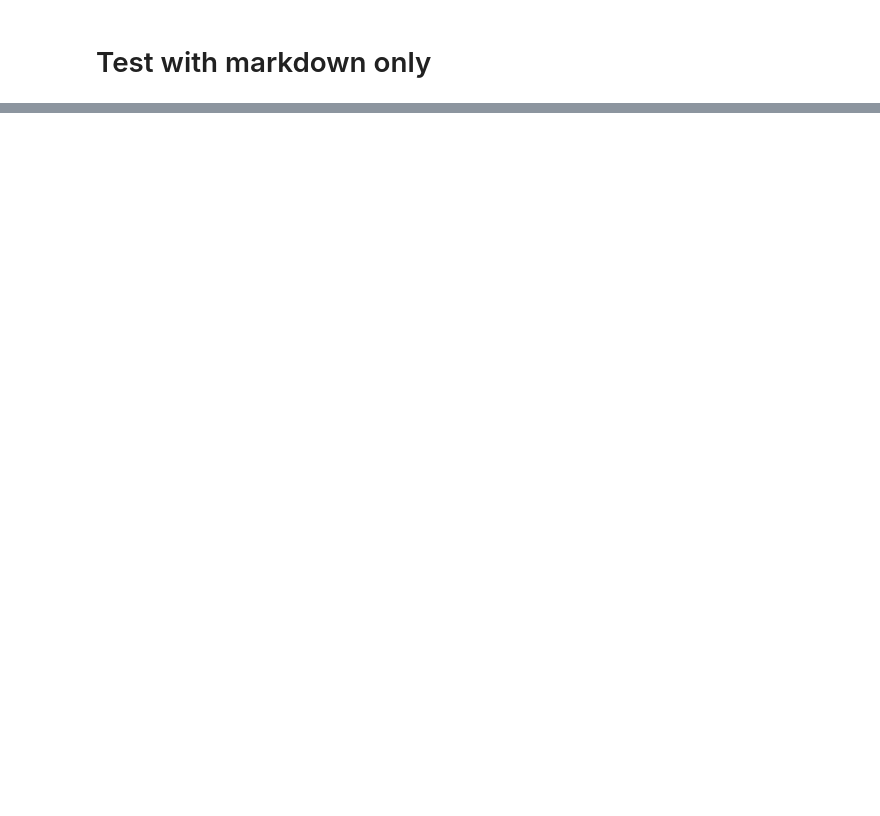
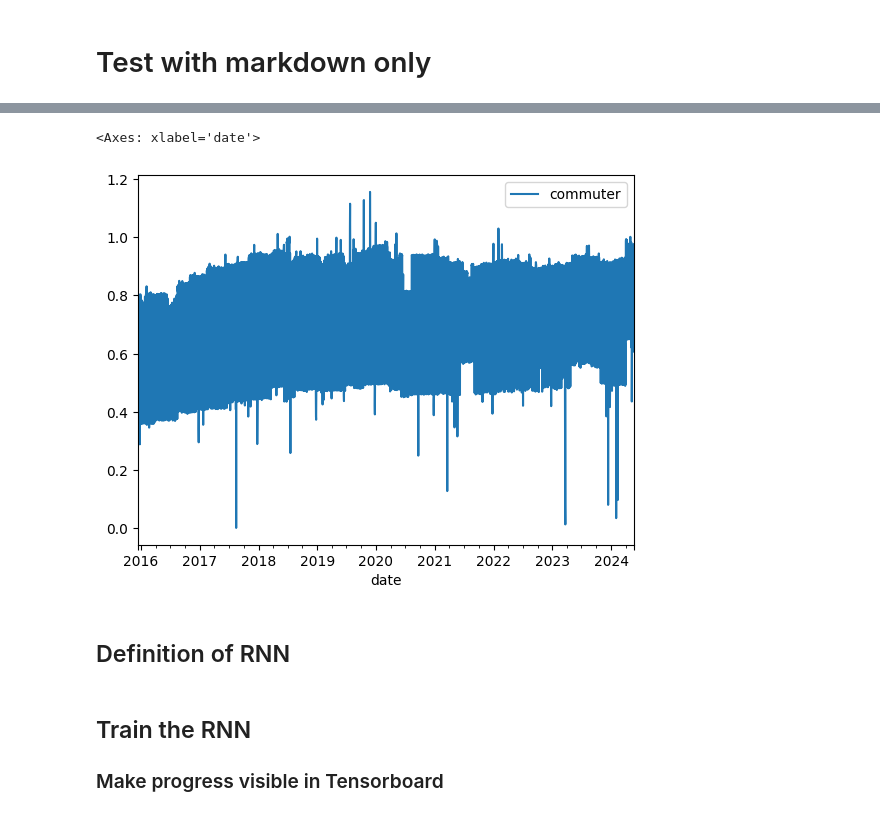
Before and after one commit to Felix-Busse/FinRail-EndToEnd-DataProj., a Jupyter notebook: test.ipynb, the cells around one changed output, grey strips where cells are left out. Saved outputs shown, nothing was run; the diff lists cells and outputs as text; code cells hidden in the pictures; blank space fills up the shorter version.

Commit message:
Testing visualization of .ipynb on github

```diff
--- a/test.ipynb
+++ b/test.ipynb
@@ -96,3 +102,10 @@ long_distance_test = finrail_rnn_model.prepare_training_dataset(
     df, ['long_distance', 'next_day_H', 'next_day_S', 'next_day_W'], (2942, None), batch_size=500,
     reshuffle_each_iteration=False, seq_length=21
 )
+# %%
+df.plot(x='date', y='commuter')
+# %% [output]
+<Axes: xlabel='date'>
+[figure, added]
+# %% [markdown]
+## Definition of RNN
@@ -98,0 +118,3 @@ long_distance_test = finrail_rnn_model.prepare_training_dataset(
+# %% [markdown]
+## Train the RNN
+### Make progress visible in Tensorboard
```
Also changed, not shown: parts of 4 cells of this notebook, 1 other file.
